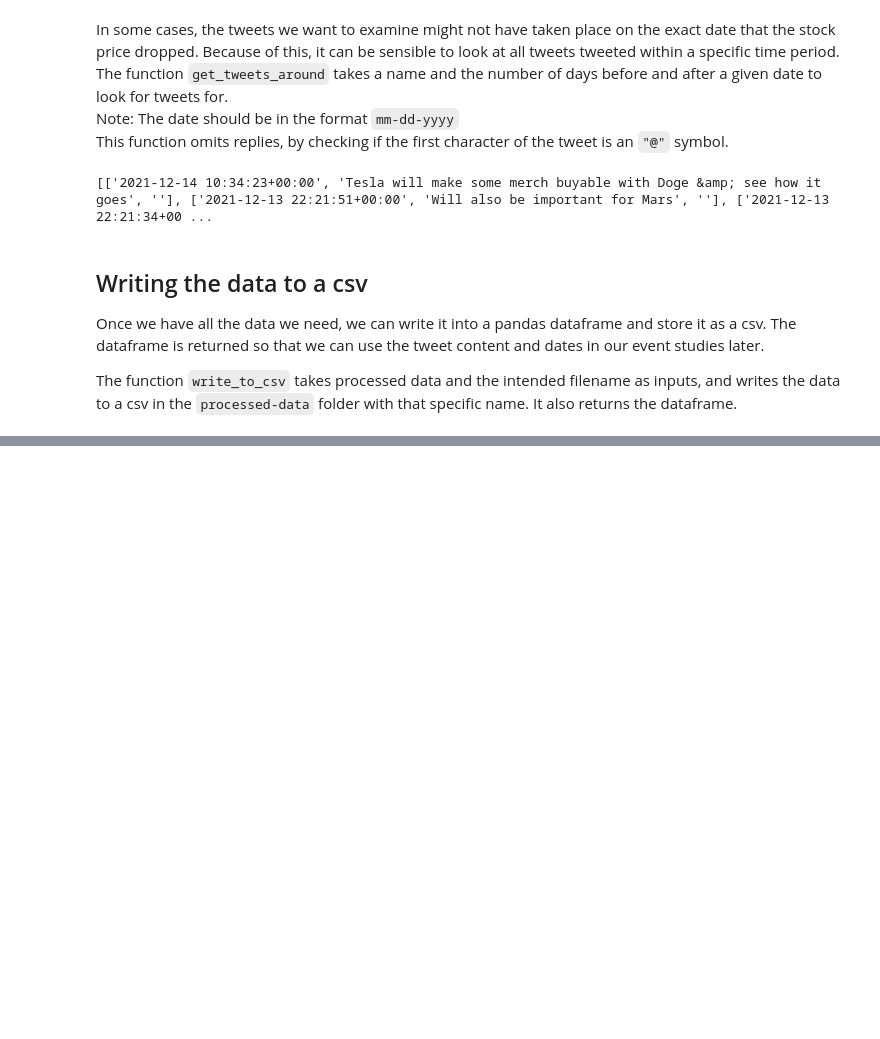
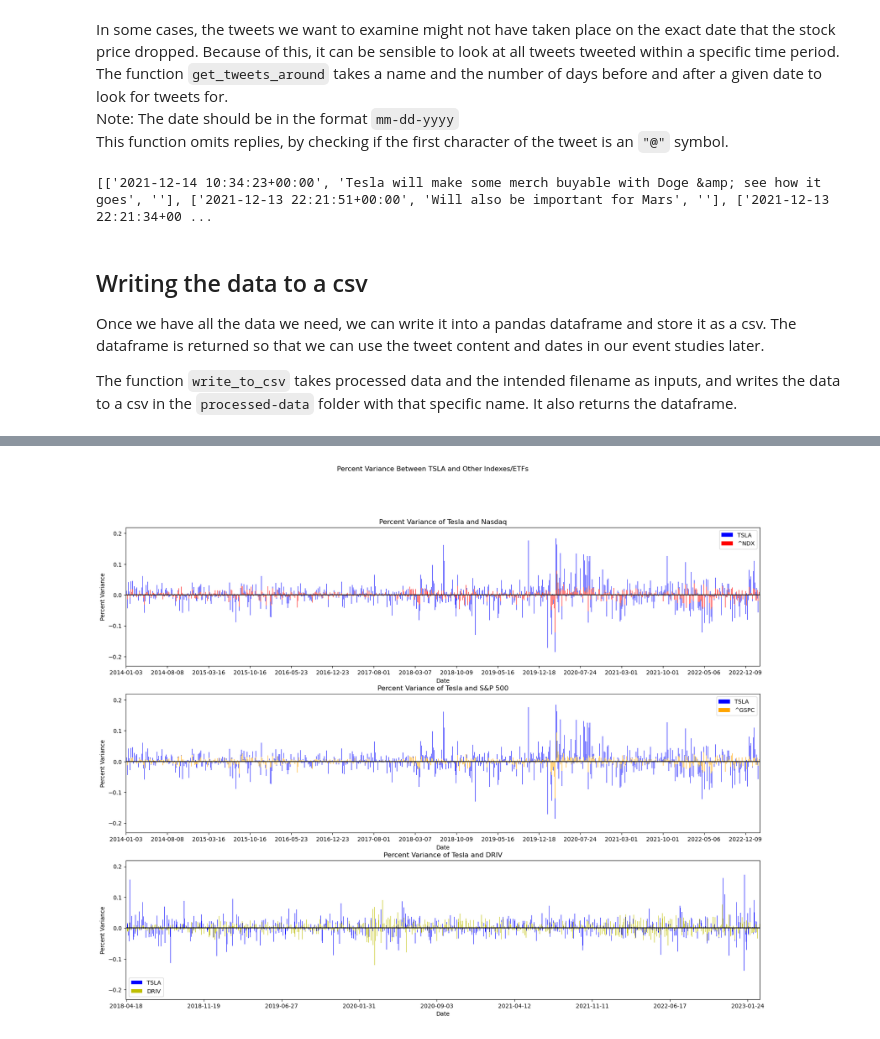
Before and after one commit to olincollege/twitter-vs-stock, a Jupyter notebook: main.ipynb, the cells around one changed output, grey strips where cells are left out. Cells and saved outputs as stored; diff of their text form; code cells hidden in the pictures; blank space fills up the shorter version.

```diff
--- a/main.ipynb
+++ b/main.ipynb
@@ -198,0 +345,54 @@ tweets_df = write_to_csv(specific_tweets_around_date,FILENAME)
+# %%
+fig, axes = plt.subplots(3, 1, figsize=(20,15))
+locs, labels = plt.xticks()
+
+
+fig.suptitle("Percent Variance Between TSLA and Other Indexes/ETFs")
+#TSLA vs Nasdaq
+plt.subplot(3, 1, 1)
+tesla.get_variance_data().plot.bar(label=tesla.get_ticker(), color = 'b')
+nasdaq.get_variance_data().plot.bar(label=nasdaq.get_ticker(), color = 'r')
+plt.axhline(y = 0, color = 'black', linestyle = '-')
+
+plt.xticks(rotation=0)
+plt.legend()
+plt.ylabel("Percent Variance")
+plt.title("Percent Variance of Tesla and Nasdaq")
+locs, labels = plt.xticks()
+N = 150
+new_labels = [labels[::N][i].get_text()[0:10] for i in range(len(labels[::N]))]
+plt.xticks(locs[::N], new_labels)
+
+#TSLA vs S&P500
+plt.subplot(3, 1, 2)
+tesla.get_variance_data().plot.bar(label=tesla.get_ticker(), color = 'b')
+sp500.get_variance_data().plot.bar(label=sp500.get_ticker(), color = 'orange')
+plt.axhline(y = 0, color = 'black', linestyle = '-')
+
+plt.xticks(rotation=0)
+plt.legend()
+plt.ylabel("Percent Variance")
+plt.title("Percent Variance of Tesla and S&P 500")
+locs, labels = plt.xticks()
+N = 150
+new_labels = [labels[::N][i].get_text()[0:10] for i in range(len(labels[::N]))]
+plt.xticks(locs[::N], new_labels)
+
+
+#TSLA vs DRIV
+plt.subplot(3, 1, 3)
+tesla.get_variance_data().plot.bar(label=tesla.get_ticker(), color = 'b')
+ev_etf.get_variance_data().plot.bar(label=ev_etf.get_ticker(), color = 'y')
+plt.axhline(y = 0, color = 'black', linestyle = '-')
+
+plt.xticks(rotation=0)
+plt.legend()
+plt.ylabel("Percent Variance")
+plt.title("Percent Variance of Tesla and DRIV")
+locs, labels = plt.xticks()
+N = 150
+new_labels = [labels[::N][i].get_text()[0:10] for i in range(len(labels[::N]))]
+plt.xticks(locs[::N], new_labels)
+plt.show()
+# %% [output]
+[figure, added]
```
Also changed, not shown: parts of 23 cells of this notebook, 2 other files.
